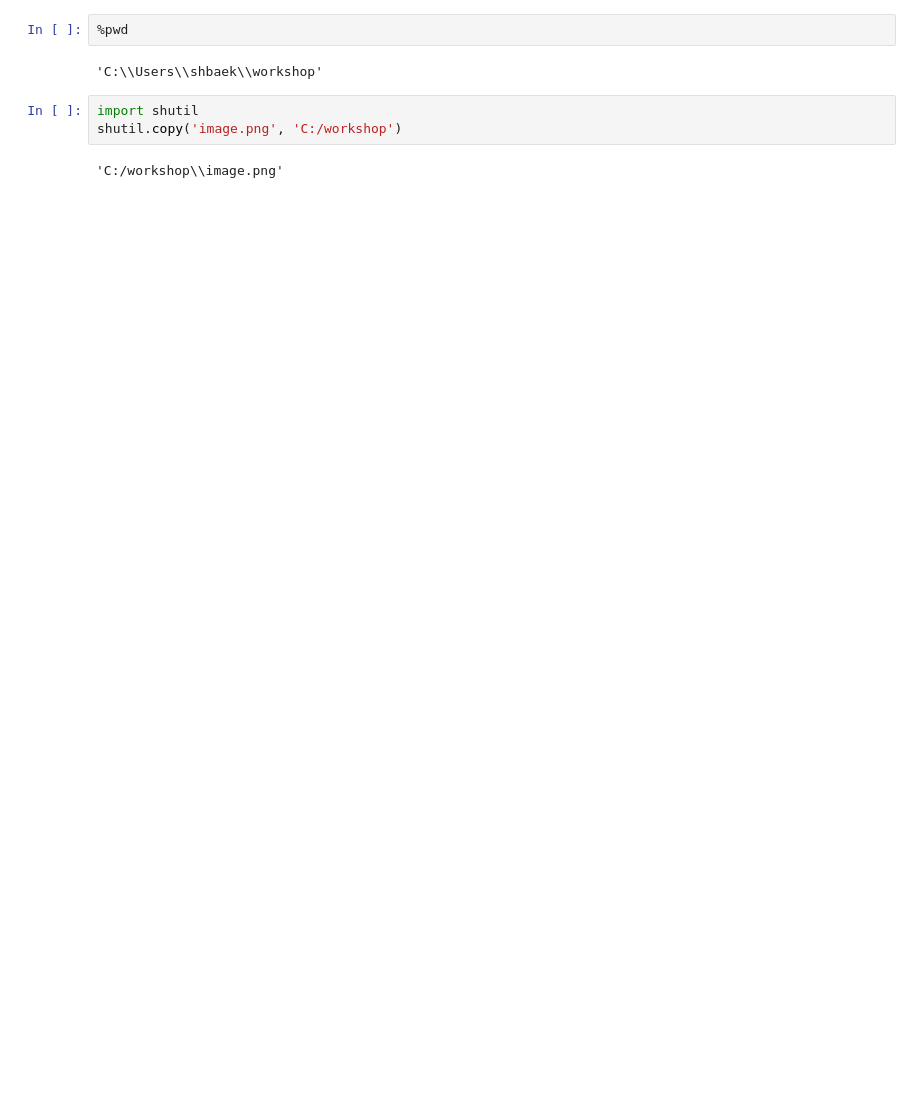
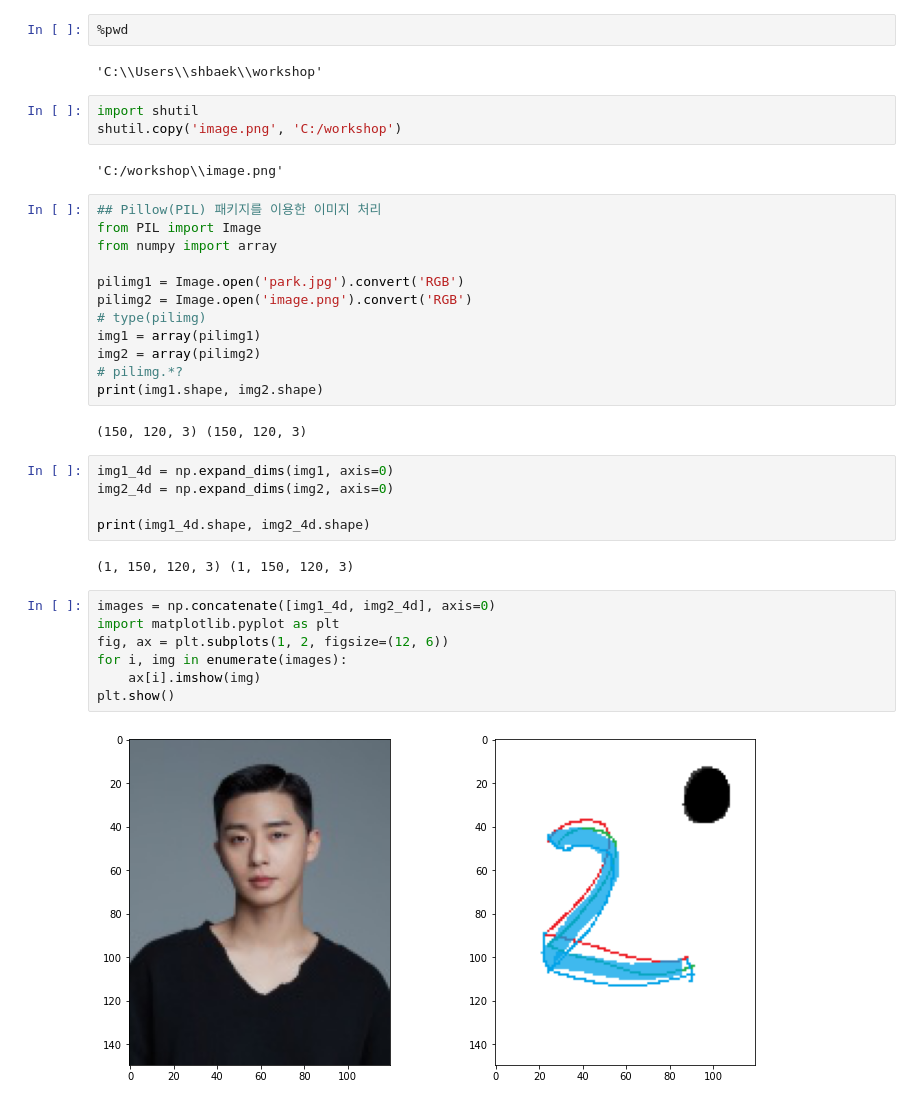
Before and after one commit to sulheebaek/2022PythonDA3rd, a Jupyter notebook: 강사노트북/Day2.ipynb, the cells around one changed output. Cells and saved outputs as stored; diff of their text form; blank space fills up the shorter version.

```diff
--- a/강사노트북/Day2.ipynb
+++ b/강사노트북/Day2.ipynb
@@ -157,3 +201,33 @@ import shutil
 shutil.copy('image.png', 'C:/workshop')
 # %% [output]
 'C:/workshop\\image.png'
+# %%
+## Pillow(PIL) 패키지를 이용한 이미지 처리
+from PIL import Image
+from numpy import array
+
+pilimg1 = Image.open('park.jpg').convert('RGB')
+pilimg2 = Image.open('image.png').convert('RGB')
+# type(pilimg)
+img1 = array(pilimg1)
+img2 = array(pilimg2)
+# pilimg.*?
+print(img1.shape, img2.shape)
+# %% [output]
+(150, 120, 3) (150, 120, 3)
+# %%
+img1_4d = np.expand_dims(img1, axis=0)
+img2_4d = np.expand_dims(img2, axis=0)
+
+print(img1_4d.shape, img2_4d.shape)
+# %% [output]
+(1, 150, 120, 3) (1, 150, 120, 3)
+# %%
+images = np.concatenate([img1_4d, img2_4d], axis=0)
+import matplotlib.pyplot as plt
+fig, ax = plt.subplots(1, 2, figsize=(12, 6))
+for i, img in enumerate(images):
+    ax[i].imshow(img)
+plt.show()
+# %% [output]
+[figure, added]
```
Also changed, not shown: parts of 66 cells of this notebook.
